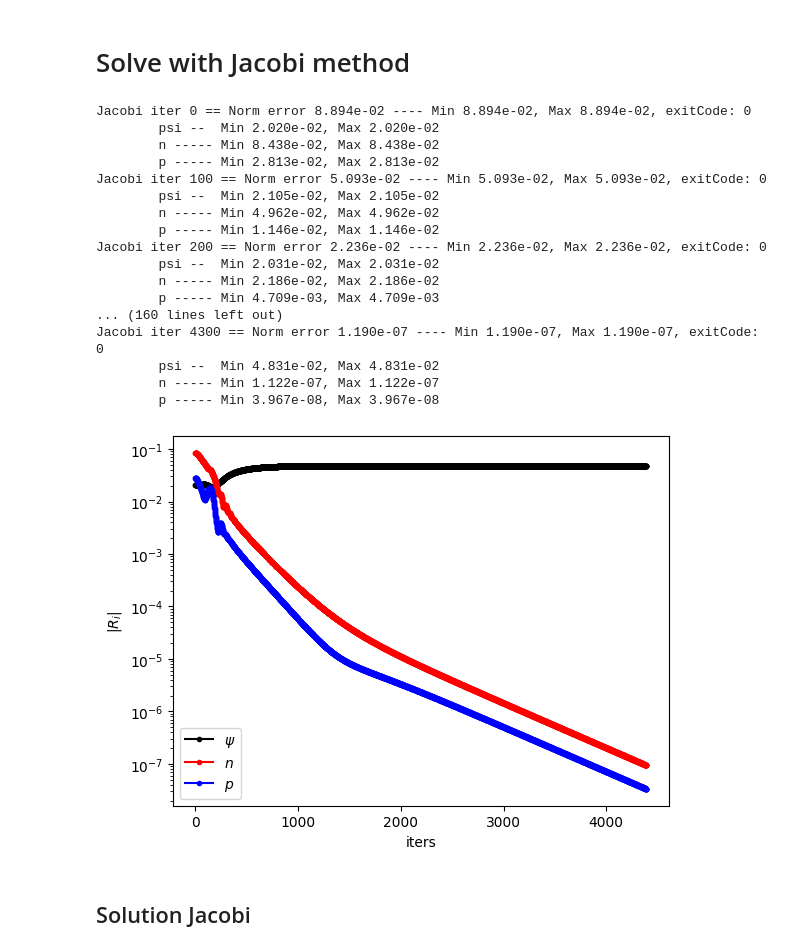
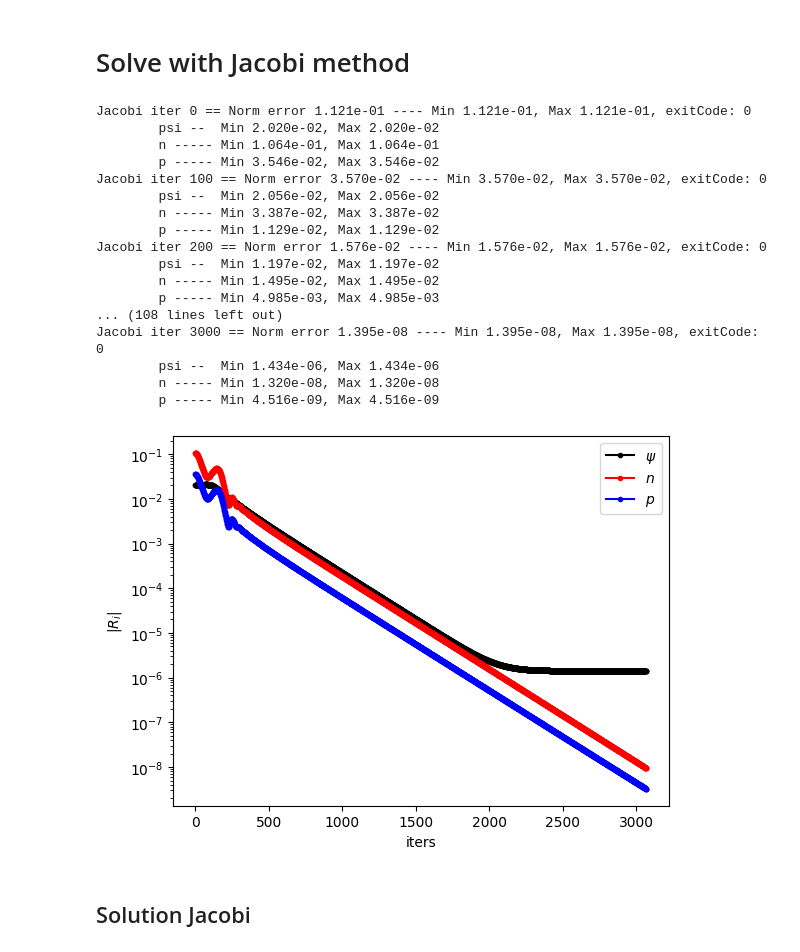
Before and after one commit to marc-flex/charge_notebooks, a Jupyter notebook: 1D_numerics_comparison.ipynb, the cells around one changed output. Saved outputs shown, nothing was run; the diff lists cells and outputs as text; code cells hidden in the pictures.

```diff
--- a/1D_numerics_comparison.ipynb
+++ b/1D_numerics_comparison.ipynb
@@ -84,8 +84,11 @@ def plus_minus_indeces(i):
     im1 = i - 1
     if i == N - 1:
         ip1 = 0
+        # since I'm including both ends in the
+        ip1 = 1
     if i == 0:
         im1 = N - 1
+        im1 = N - 2
     return ip1, im1
 
 def compute_jacobian(J, U, T, is_log = False, modified_jac = False, forcing = False):
@@ -552,27 +555,27 @@ def solve_jacobi_3_eq(U, J, err_max = 1e-7, relaxation = 0.3, use_log_sol = Fals
     return U
 # %%
 jac_time = time.time()
-U_jac = solve_jacobi_3_eq(U,J, relaxation=0.3,use_log_sol=False)
+U_jac = solve_jacobi_3_eq(U,J, err_max=1e-8, relaxation=0.3,use_log_sol=False)
 jac_time = time.time() - jac_time
 # %% [output]
-Jacobi iter 0 == Norm error 8.894e-02 ---- Min 8.894e-02, Max 8.894e-02, exitCode: 0
+Jacobi iter 0 == Norm error 1.121e-01 ---- Min 1.121e-01, Max 1.121e-01, exitCode: 0
         psi --  Min 2.020e-02, Max 2.020e-02
-        n ----- Min 8.438e-02, Max 8.438e-02
-        p ----- Min 2.813e-02, Max 2.813e-02
-Jacobi iter 100 == Norm error 5.093e-02 ---- Min 5.093e-02, Max 5.093e-02, exitCode: 0
-        psi --  Min 2.105e-02, Max 2.105e-02
-        n ----- Min 4.962e-02, Max 4.962e-02
-        p ----- Min 1.146e-02, Max 1.146e-02
-Jacobi iter 200 == Norm error 2.236e-02 ---- Min 2.236e-02, Max 2.236e-02, exitCode: 0
-        psi --  Min 2.031e-02, Max 2.031e-02
-        n ----- Min 2.186e-02, Max 2.186e-02
-        p ----- Min 4.709e-03, Max 4.709e-03
-... (160 lines left out)
-Jacobi iter 4300 == Norm error 1.190e-07 ---- Min 1.190e-07, Max 1.190e-07, exitCode: 0
-        psi --  Min 4.831e-02, Max 4.831e-02
-        n ----- Min 1.122e-07, Max 1.122e-07
-        p ----- Min 3.967e-08, Max 3.967e-08
+        n ----- Min 1.064e-01, Max 1.064e-01
+        p ----- Min 3.546e-02, Max 3.546e-02
+Jacobi iter 100 == Norm error 3.570e-02 ---- Min 3.570e-02, Max 3.570e-02, exitCode: 0
+        psi --  Min 2.056e-02, Max 2.056e-02
+        n ----- Min 3.387e-02, Max 3.387e-02
+        p ----- Min 1.129e-02, Max 1.129e-02
+Jacobi iter 200 == Norm error 1.576e-02 ---- Min 1.576e-02, Max 1.576e-02, exitCode: 0
+        psi --  Min 1.197e-02, Max 1.197e-02
+        n ----- Min 1.495e-02, Max 1.495e-02
+        p ----- Min 4.985e-03, Max 4.985e-03
+... (108 lines left out)
+Jacobi iter 3000 == Norm error 1.395e-08 ---- Min 1.395e-08, Max 1.395e-08, exitCode: 0
+        psi --  Min 1.434e-06, Max 1.434e-06
+        n ----- Min 1.320e-08, Max 1.320e-08
+        p ----- Min 4.516e-09, Max 4.516e-09
-[figure, old version]
+[figure, new version]
 # %% [markdown]
 ## Solution Jacobi
 # %%
```
Also changed, not shown: parts of 22 cells of this notebook.
